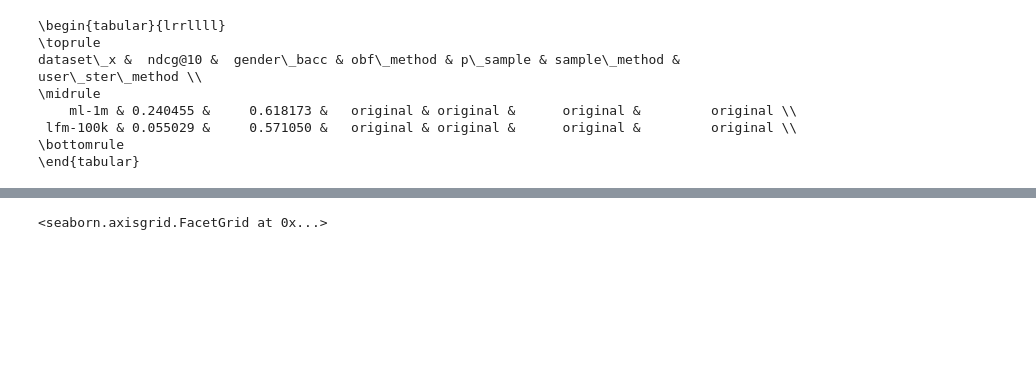
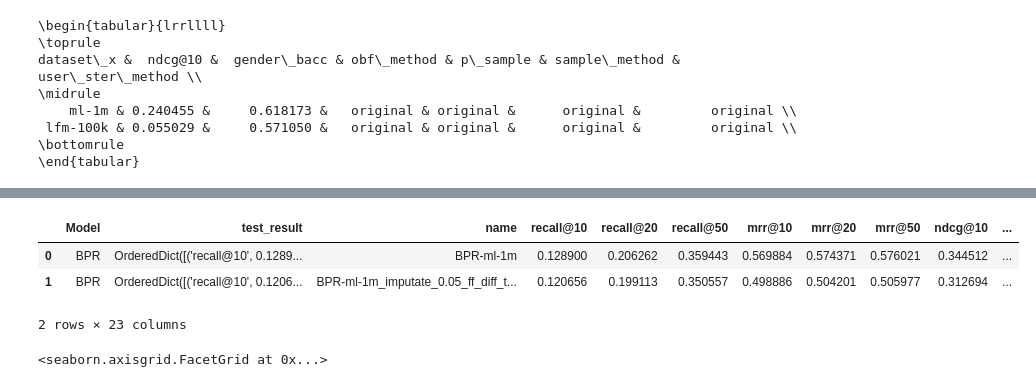
Before and after one commit to gescobedo/SBO, a Jupyter notebook: perturbation_analysis.ipynb, the cells around one changed output, grey strips where cells are left out. Cells and saved outputs as stored; diff of their text form; code cells hidden in the pictures; blank space fills up the shorter version.

```diff
--- a/perturbation_analysis.ipynb
+++ b/perturbation_analysis.ipynb
@@ -300,3 +317,10 @@ results_recs[["dataset","obf_method","p_sample","sample_method","user_ster_metho
+# %%
+results_recs[:2]
+# %% [output]
+|  | Model | test_result | name | recall@10 | recall@20 | recall@50 | mrr@10 | mrr@20 | mrr@50 | ndcg@10 | ... |
+| 0 | BPR | OrderedDict([('recall@10', 0.1289... | BPR-ml-1m | 0.128900 | 0.206262 | 0.359443 | 0.569884 | 0.574371 | 0.576021 | 0.344512 | ... |
+| 1 | BPR | OrderedDict([('recall@10', 0.1206... | BPR-ml-1m_imputate_0.05_ff_diff_t... | 0.120656 | 0.199113 | 0.350557 | 0.498886 | 0.504201 | 0.505977 | 0.312694 | ... |
+2 rows × 23 columns
 # %%
 sns.displot(data=results_recs,x="ndcg@10",col="obf_method",row="dataset",hue="sample_method",kind="kde")#,facet_kws=dict(sharex=False,sharey=False))
 # %% [output]
```
Also changed, not shown: parts of 23 cells of this notebook, 13 other files.
